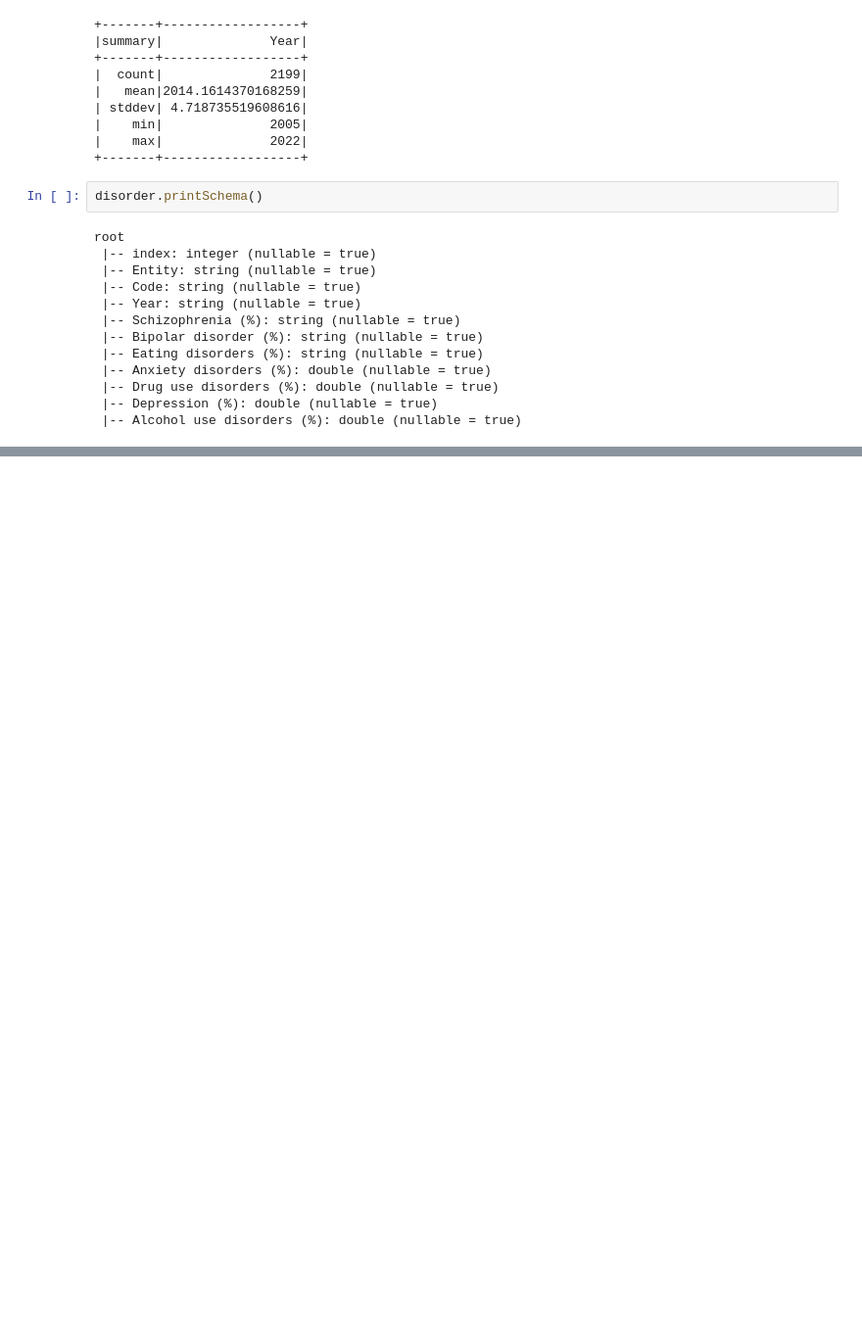
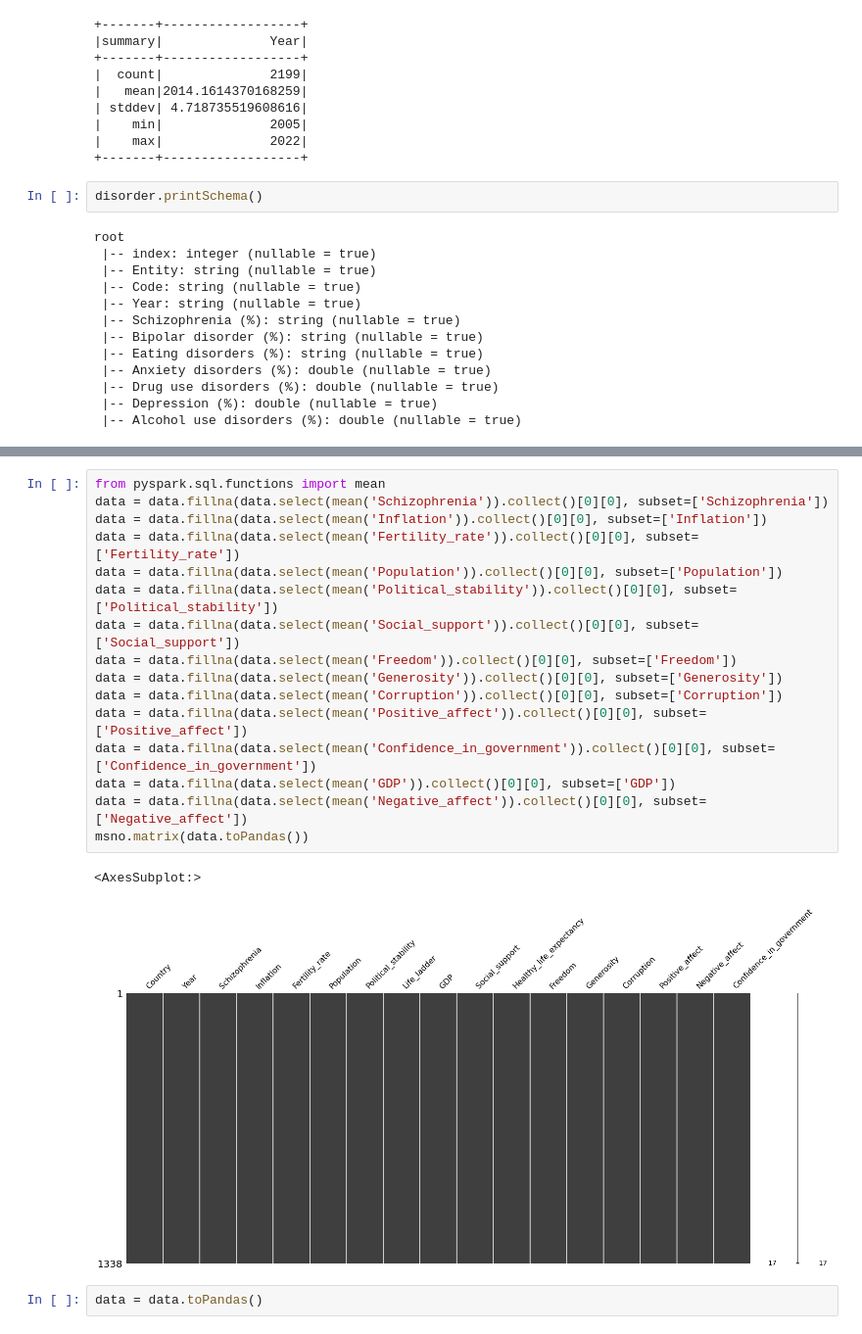
Before and after one commit to QingG26/ite4, a Jupyter notebook: ite4.ipynb, the cells around one changed output, grey strips where cells are left out. Shown at 98% size. Cells and saved outputs as stored; diff of their text form; blank space fills up the shorter version.

```diff
--- a/ite4.ipynb
+++ b/ite4.ipynb
@@ -185,0 +382,21 @@ happy.withColumnRenamed('Country Name', 'Country').withColumnRenamed('Life Ladde
+# %%
+from pyspark.sql.functions import mean
+data = data.fillna(data.select(mean('Schizophrenia')).collect()[0][0], subset=['Schizophrenia'])
+data = data.fillna(data.select(mean('Inflation')).collect()[0][0], subset=['Inflation'])
+data = data.fillna(data.select(mean('Fertility_rate')).collect()[0][0], subset=['Fertility_rate'])
+data = data.fillna(data.select(mean('Population')).collect()[0][0], subset=['Population'])
+data = data.fillna(data.select(mean('Political_stability')).collect()[0][0], subset=['Political_stability'])
+data = data.fillna(data.select(mean('Social_support')).collect()[0][0], subset=['Social_support'])
+data = data.fillna(data.select(mean('Freedom')).collect()[0][0], subset=['Freedom'])
+data = data.fillna(data.select(mean('Generosity')).collect()[0][0], subset=['Generosity'])
+data = data.fillna(data.select(mean('Corruption')).collect()[0][0], subset=['Corruption'])
+data = data.fillna(data.select(mean('Positive_affect')).collect()[0][0], subset=['Positive_affect'])
+data = data.fillna(data.select(mean('Confidence_in_government')).collect()[0][0], subset=['Confidence_in_government'])
+data = data.fillna(data.select(mean('GDP')).collect()[0][0], subset=['GDP'])
+data = data.fillna(data.select(mean('Negative_affect')).collect()[0][0], subset=['Negative_affect'])
+msno.matrix(data.toPandas())
+# %% [output]
+<AxesSubplot:>
+[figure, added]
+# %%
+data = data.toPandas()
```
Also changed, not shown: parts of 37 cells of this notebook, 6 other files.
